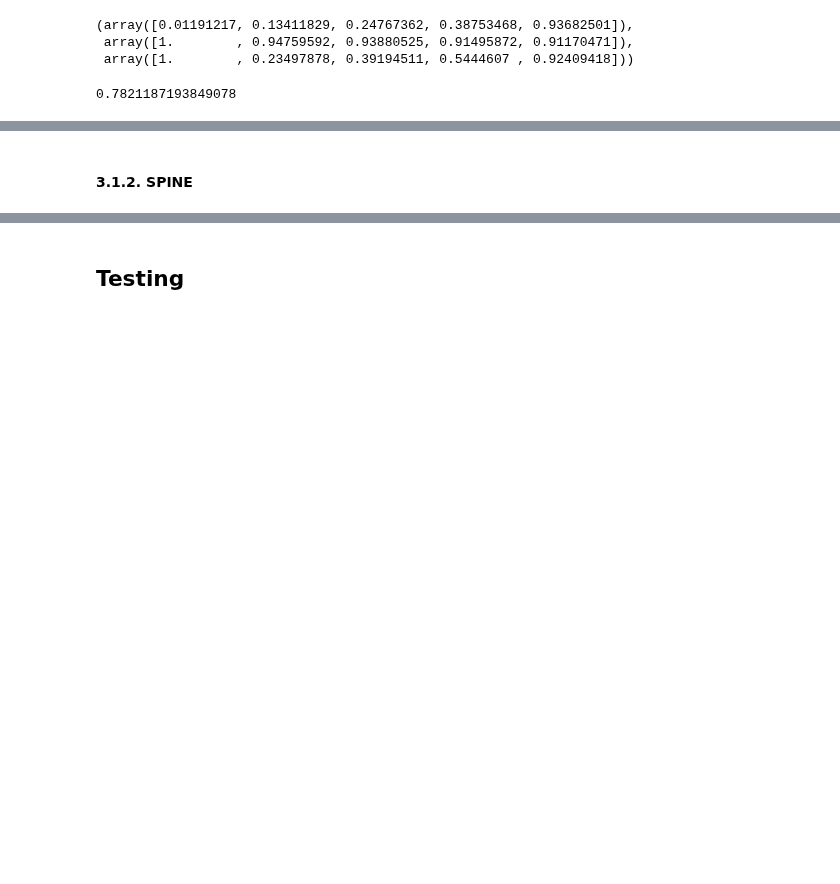
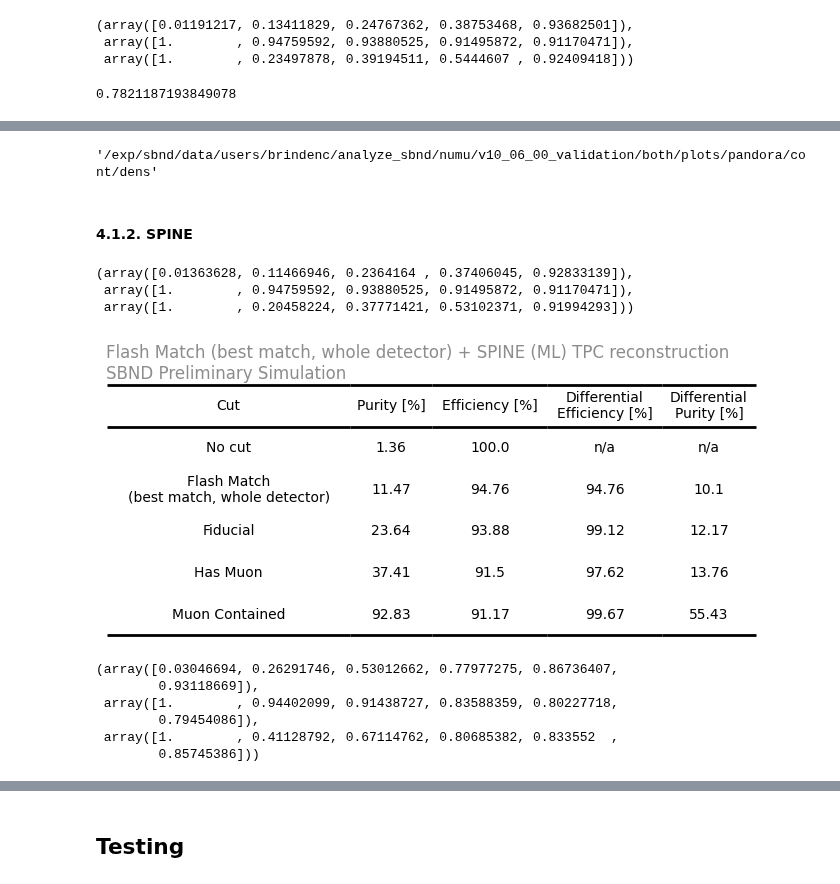
Before and after one commit to sungbinoh/cafpyana, a Jupyter notebook: analysis_village/numuincl/postprocess.ipynb, the cells around one changed output, grey strips where cells are left out. Saved outputs shown, nothing was run; the diff lists cells and outputs as text; code cells hidden in the pictures; blank space fills up the shorter version.

```diff
--- a/analysis_village/numuincl/postprocess.ipynb
+++ b/analysis_village/numuincl/postprocess.ipynb
@@ -658,2 +1171,30 @@ len(_slcs): 21297
+# %%
+plot_dir
+# %% [output]
+'/exp/sbnd/data/users/brindenc/analyze_sbnd/numu/v10_06_00_validation/both/plots/pandora/cont/dens'
 # %% [markdown]
-#### 3.1.2. SPINE
+#### 4.1.2. SPINE
+# %%
+pur,eff,f1 = inter.get_pur_eff_f1(mcnu,SPINE_CUTS_CONT,categories=[0])
+pur,eff,f1
+# %% [output]
+(array([0.01363628, 0.11466946, 0.2364164 , 0.37406045, 0.92833139]),
+ array([1.        , 0.94759592, 0.93880525, 0.91495872, 0.91170471]),
+ array([1.        , 0.20458224, 0.37771421, 0.53102371, 0.91994293]))
+# %%
+fig,ax = plt.subplots(figsize=(7,3))
+ax,table = create_purity_efficiency_table(pur, eff, SPINE_CUT_LABELS_CONT, ax)
+plotters.add_label(ax,SPINE_QUALIFIER_PRELIM_LABEL,where=(-0.1,1.07),color='gray',alpha=0.9,fontsize=12)
+plotters.save_plot('pur_eff_table_cont_spine',fig=fig,folder_name=f'{PLOT_DIR}/spine_cont')
+# %% [output]
+[figure, added]
+# %%
+pur,eff,f1 = inter.get_pur_eff_f1(mcnu,SPINE_CUTS,categories=[0,1])
+pur,eff,f1
+# %% [output]
+(array([0.03046694, 0.26291746, 0.53012662, 0.77977275, 0.86736407,
+        0.93118669]),
+ array([1.        , 0.94402099, 0.91438727, 0.83588359, 0.80227718,
+        0.79454086]),
+ array([1.        , 0.41128792, 0.67114762, 0.80685382, 0.833552  ,
+        0.85745386]))
```
Also changed, not shown: parts of 40 cells of this notebook, 4 other files.
